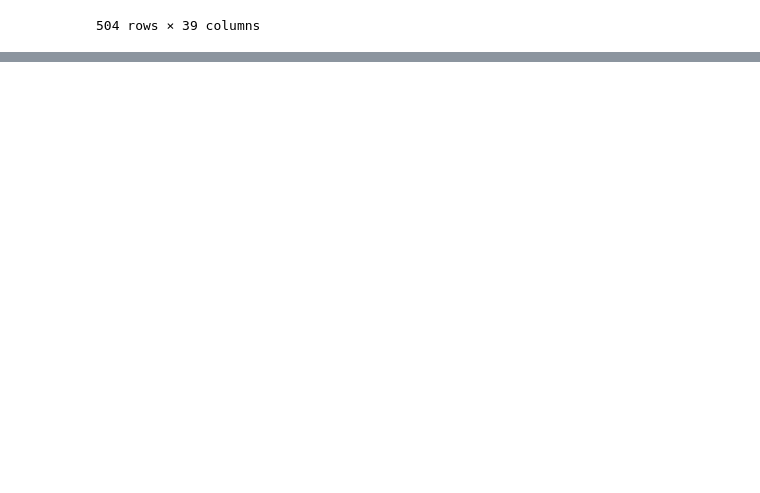
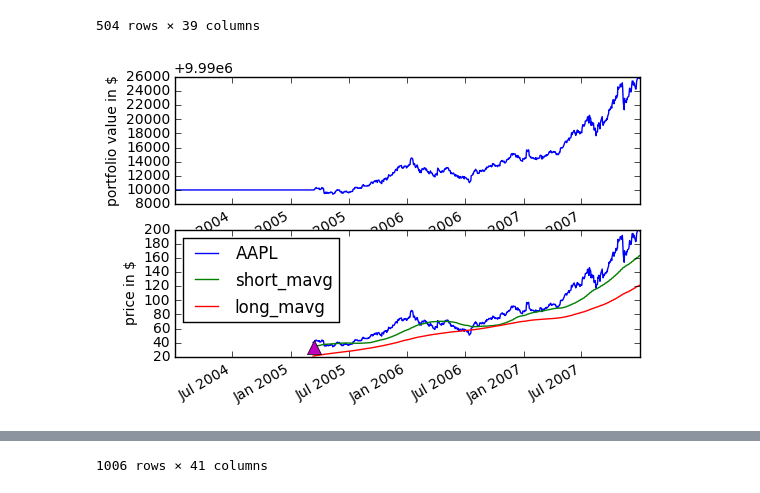
Before and after one commit to iamzjk/stock_trader, a Jupyter notebook: test_zipline.ipynb, the cells around one changed output, grey strips where cells are left out. Saved outputs shown, nothing was run; the diff lists cells and outputs as text; code cells hidden in the pictures; blank space fills up the shorter version.

```diff
--- a/test_zipline.ipynb
+++ b/test_zipline.ipynb
@@ -41,3 +41,67 @@ def analyze(context, perf):
 | 2016-12-29 21:00:00 | 116.73 | 6.807684e-03 | 2.163515e-03 | -2.267177e-04 | 0.091515 | 0.144127 | ... |
 | 2016-12-30 21:00:00 | 115.82 | 6.808699e-03 | 1.706595e-03 | -4.111344e-04 | 0.087526 | 0.144009 | ... |
 504 rows × 39 columns
+# %%
+%%zipline --start 2004-1-1 --end 2008-1-1
+
+
+from zipline.api import order_target, record, symbol, history
+import matplotlib.pyplot as plt
+import numpy as np
+
+def initialize(context):
+    context.aapl = symbol('AAPL')
+    context.i = 0
+
+
+def handle_data(context, data):
+    # Skip first 300 days to get full windows
+    context.i += 1
+    if context.i < 300:
+        return
+
+    # Compute averages
+    # history() has to be called with the same params
+    # from above and returns a pandas dataframe.
+    short_mavg = data.history(context.aapl, 'price', 100, '1d').mean()
+#     print(short_mavg)
+    long_mavg = data.history(context.aapl, 'price', 300, '1d').mean()
+#     print(long_mavg)
+
+    # Trading logic
+    if short_mavg > long_mavg:
+        # order_target orders as many shares as needed to
+        # achieve the desired number of shares.
+        order_target(symbol('AAPL'), 100)
+    elif short_mavg < long_mavg:
+        order_target(symbol('AAPL'), 0)
+
+    # Save values for later inspection
+    record(AAPL=data[symbol('AAPL')].price,
+           short_mavg=short_mavg,
+           long_mavg=long_mavg)
+
+
+def analyze(context, perf):
+    fig = plt.figure()
+    ax1 = fig.add_subplot(211)
+    perf.portfolio_value.plot(ax=ax1)
+    ax1.set_ylabel('portfolio value in $')
+
+    ax2 = fig.add_subplot(212)
+    perf['AAPL'].plot(ax=ax2)
+    perf[['short_mavg', 'long_mavg']].plot(ax=ax2)
+
+    perf_trans = perf.ix[[t != [] for t in perf.transactions]]
+    buys = perf_trans.ix[[t[0]['amount'] > 0 for t in perf_trans.transactions]]
+    sells = perf_trans.ix[
+        [t[0]['amount'] < 0 for t in perf_trans.transactions]]
+    ax2.plot(buys.index, perf.short_mavg.ix[buys.index],
+             '^', markersize=10, color='m')
+    ax2.plot(sells.index, perf.short_mavg.ix[sells.index],
+             'v', markersize=10, color='k')
+    ax2.set_ylabel('price in $')
+    plt.legend(loc=0)
+    plt.show()
+# %% [output]
+[figure, added]
@@ -43,0 +125 @@ def analyze(context, perf):
+1006 rows × 41 columns
```
Also changed, not shown: parts of 1 cell of this notebook.
